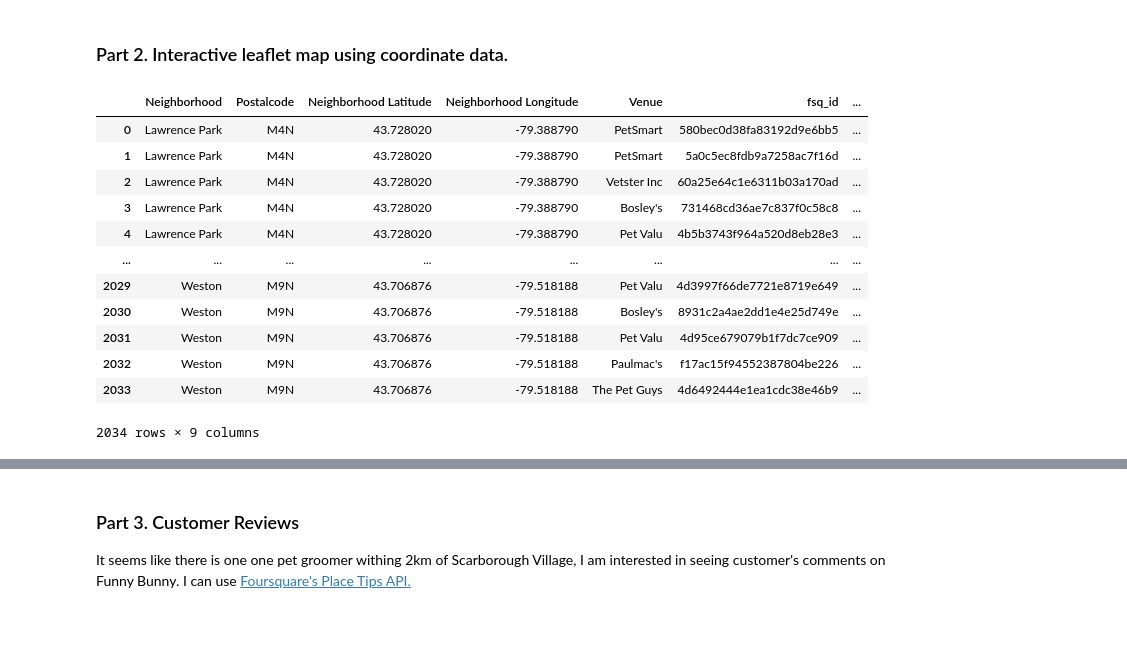
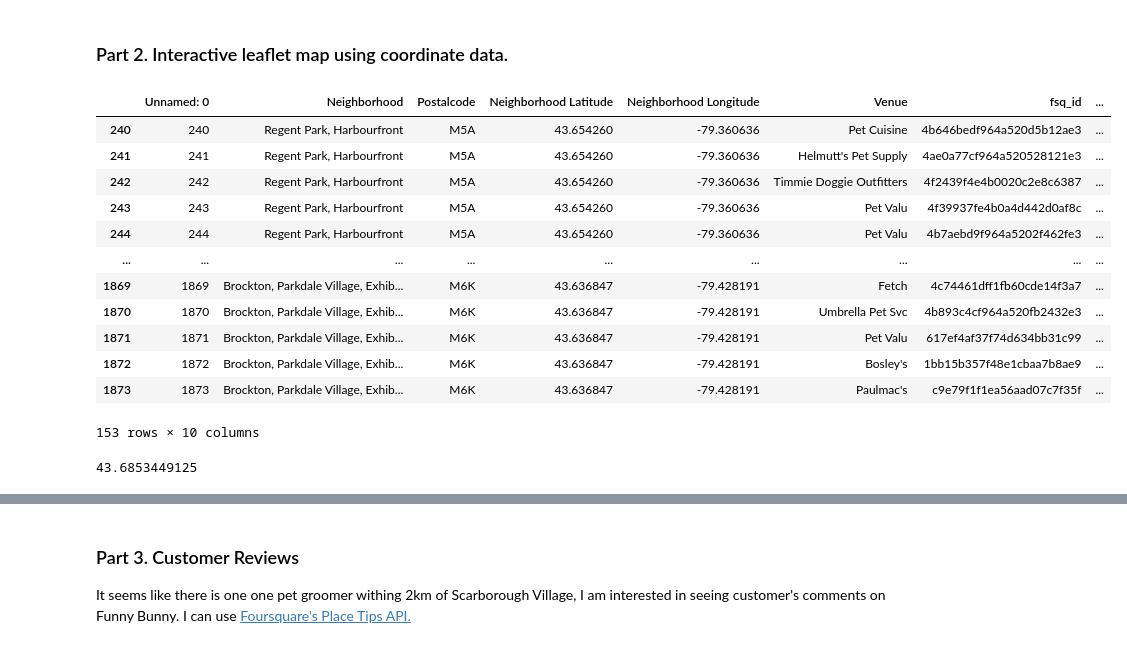
Before and after one commit to martpel24/FarmDog, a Jupyter notebook: ExploringCompetitors.ipynb, the cells around one changed output, grey strips where cells are left out. Saved outputs shown, nothing was run; the diff lists cells and outputs as text; code cells hidden in the pictures.

```diff
--- a/ExploringCompetitors.ipynb
+++ b/ExploringCompetitors.ipynb
@@ -177,33 +177,37 @@ toronto_venues.to_excel("toronto_pet_venues.xlsx")
 ### Part 2. Interactive leaflet map using coordinate data.
 # %%
 import folium # map rendering library
+# %%
+toronto_venues = pd.read_excel("Data Extract/toronto_pet_venues.xlsx")
 # %%
 # My example below shows pet groomers in Lawrence Park
-# target = 'Dorset Park, Wexford Heights, Scarborough Town Centre'
+target = ["M2J","M2N","M5A","M5V","M6H","M6K","M8V","M9V"]
 
-# search_area = toronto_venues[toronto_venues['Neighborhood'] == target]
-# latitude = toronto_DF[toronto_DF['Neighborhood'] == target]['Latitude']
-# longitude = toronto_DF[toronto_DF['Neighborhood'] == target]['Longitude']
-# display(search_area)
 
-search_area = toronto_venues
-latitude = toronto_DF['Latitude'].mean()
-longitude = toronto_DF['Longitude'].mean()
-display(toronto_venues)
+search_area = toronto_venues[toronto_venues['Postalcode'].isin(target)]
+latitude = toronto_DF[toronto_DF['Postalcode'].isin(target)]['Latitude'].mean()
+longitude = toronto_DF[toronto_DF['Postalcode'].isin(target)]['Longitude'].mean()
+display(search_area)
+display(latitude)
+# search_area = toronto_venues
+# latitude = toronto_DF['Latitude'].mean()
+# longitude = toronto_DF['Longitude'].mean()
+# display(toronto_venues)
 # %% [output]
-|  | Neighborhood | Postalcode | Neighborhood Latitude | Neighborhood Longitude | Venue | fsq_id | ... |
-| 0 | Lawrence Park | M4N | 43.728020 | -79.388790 | PetSmart | 580bec0d38fa83192d9e6bb5 | ... |
-| 1 | Lawrence Park | M4N | 43.728020 | -79.388790 | PetSmart | 5a0c5ec8fdb9a7258ac7f16d | ... |
-| 2 | Lawrence Park | M4N | 43.728020 | -79.388790 | Vetster Inc | 60a25e64c1e6311b03a170ad | ... |
-| 3 | Lawrence Park | M4N | 43.728020 | -79.388790 | Bosley's | 731468cd36ae7c837f0c58c8 | ... |
-| 4 | Lawrence Park | M4N | 43.728020 | -79.388790 | Pet Valu | 4b5b3743f964a520d8eb28e3 | ... |
-| ... | ... | ... | ... | ... | ... | ... | ... |
-| 2029 | Weston | M9N | 43.706876 | -79.518188 | Pet Valu | 4d3997f66de7721e8719e649 | ... |
-| 2030 | Weston | M9N | 43.706876 | -79.518188 | Bosley's | 8931c2a4ae2dd1e4e25d749e | ... |
-| 2031 | Weston | M9N | 43.706876 | -79.518188 | Pet Valu | 4d95ce679079b1f7dc7ce909 | ... |
-| 2032 | Weston | M9N | 43.706876 | -79.518188 | Paulmac's | f17ac15f94552387804be226 | ... |
-| 2033 | Weston | M9N | 43.706876 | -79.518188 | The Pet Guys | 4d6492444e1ea1cdc38e46b9 | ... |
+|  | Unnamed: 0 | Neighborhood | Postalcode | Neighborhood Latitude | Neighborhood Longitude | Venue | fsq_id | ... |
+| 240 | 240 | Regent Park, Harbourfront | M5A | 43.654260 | -79.360636 | Pet Cuisine | 4b646bedf964a520d5b12ae3 | ... |
+| 241 | 241 | Regent Park, Harbourfront | M5A | 43.654260 | -79.360636 | Helmutt's Pet Supply | 4ae0a77cf964a520528121e3 | ... |
+| 242 | 242 | Regent Park, Harbourfront | M5A | 43.654260 | -79.360636 | Timmie Doggie Outfitters | 4f2439f4e4b0020c2e8c6387 | ... |
+| 243 | 243 | Regent Park, Harbourfront | M5A | 43.654260 | -79.360636 | Pet Valu | 4f39937fe4b0a4d442d0af8c | ... |
+| 244 | 244 | Regent Park, Harbourfront | M5A | 43.654260 | -79.360636 | Pet Valu | 4b7aebd9f964a5202f462fe3 | ... |
+| ... | ... | ... | ... | ... | ... | ... | ... | ... |
+| 1869 | 1869 | Brockton, Parkdale Village, Exhib... | M6K | 43.636847 | -79.428191 | Fetch | 4c74461dff1fb60cde14f3a7 | ... |
+| 1870 | 1870 | Brockton, Parkdale Village, Exhib... | M6K | 43.636847 | -79.428191 | Umbrella Pet Svc | 4b893c4cf964a520fb2432e3 | ... |
+| 1871 | 1871 | Brockton, Parkdale Village, Exhib... | M6K | 43.636847 | -79.428191 | Pet Valu | 617ef4af37f74d634bb31c99 | ... |
+| 1872 | 1872 | Brockton, Parkdale Village, Exhib... | M6K | 43.636847 | -79.428191 | Bosley's | 1bb15b357f48e1cbaa7b8ae9 | ... |
+| 1873 | 1873 | Brockton, Parkdale Village, Exhib... | M6K | 43.636847 | -79.428191 | Paulmac's | c9e79f1f1ea56aad07c7f35f | ... |
-2034 rows × 9 columns
+153 rows × 10 columns
+43.6853449125
 # %%
 map_toronto = folium.Map(location=[latitude, longitude], zoom_start=14)
 
```
Also changed, not shown: parts of 5 cells of this notebook, 7 other files.
